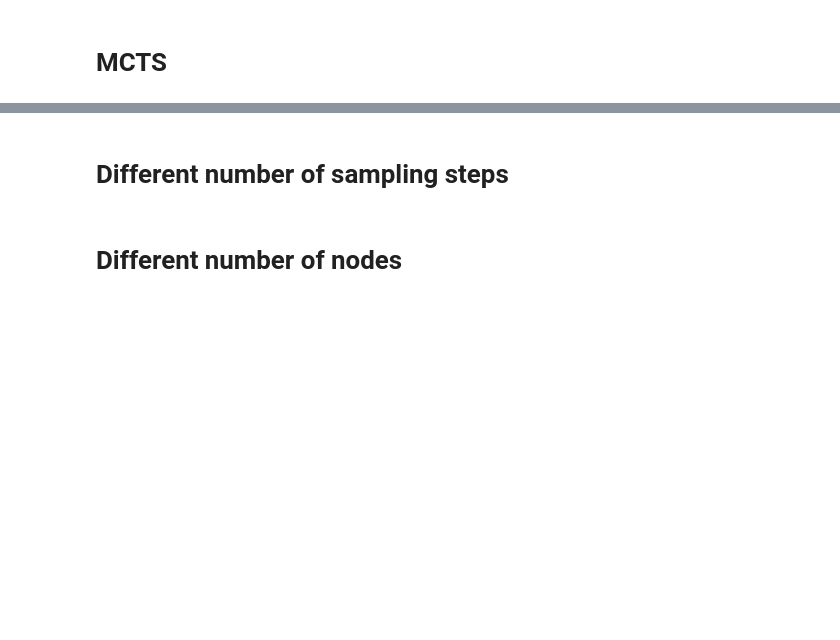
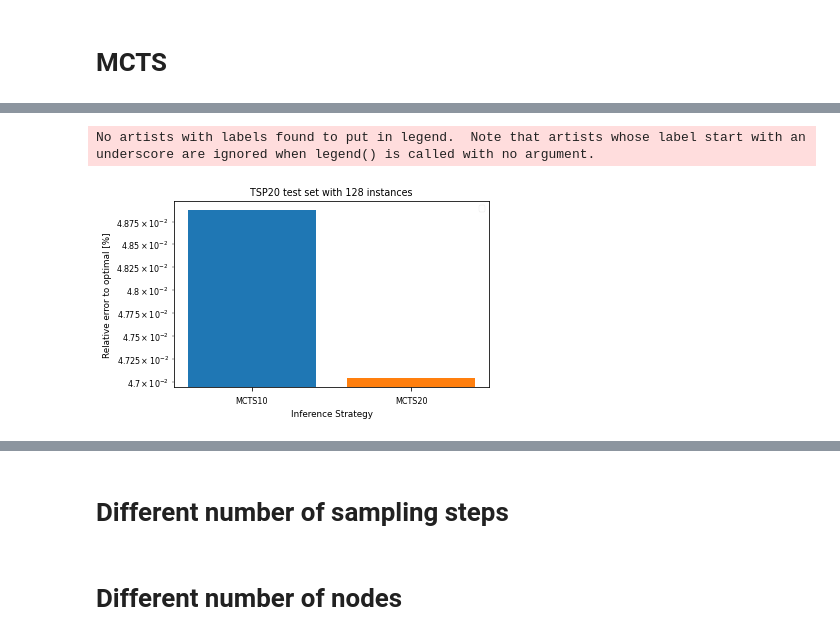
Before and after one commit to dschaub95/rltsp, a Jupyter notebook: notebooks/test_visualization.ipynb, the cells around one changed output, grey strips where cells are left out. Cells and saved outputs as stored; diff of their text form; code cells hidden in the pictures; blank space fills up the shorter version.

```diff
--- a/notebooks/test_visualization.ipynb
+++ b/notebooks/test_visualization.ipynb
@@ -49,0 +123,16 @@ result_data = [load_result_data(test_set, result_folder) for result_folder in re
+# %%
+test_set = 'uniform_n_100_128'
+result_folders = [#'2022-01-18_19:05:23__n_20_128_traj_100_ssteps_8_pomo_aug',
+                  '2022-01-25_13:17:49__n_100_128_traj_100_ssteps_8_pomo_aug_mcts',
+                  '2022-01-25_18:39:51__n_100_128_traj_100_ssteps_8_pomo_aug_mcts']
+result_data = [load_result_data(test_set, result_folder) for result_folder in result_folders]
+avg_approx_errors = [result['avg_approx_error'] for result, config in result_data]
+approx_errors = [np.clip(np.array(result['approx_errors']), a_min=0.0, a_max=None) for result, config in result_data]
+tours = [result['tours'] for result, config in result_data]
+num_playouts = [config.test['num_playouts'] for result, config in result_data]
+# %%
+barplot(values=avg_approx_errors, xticklabels=['MCTS10', 'MCTS20'],
+        title='TSP20 test set with 128 instances', save_path='../results/plots/tsp100_mcts_barplot:new.png', log_plot=True)
+# %% [output]
+No artists with labels found to put in legend.  Note that artists whose label start with an underscore are ignored when legend() is called with no argument.
+[figure, added]
```
Also changed, not shown: parts of 15 cells of this notebook.
